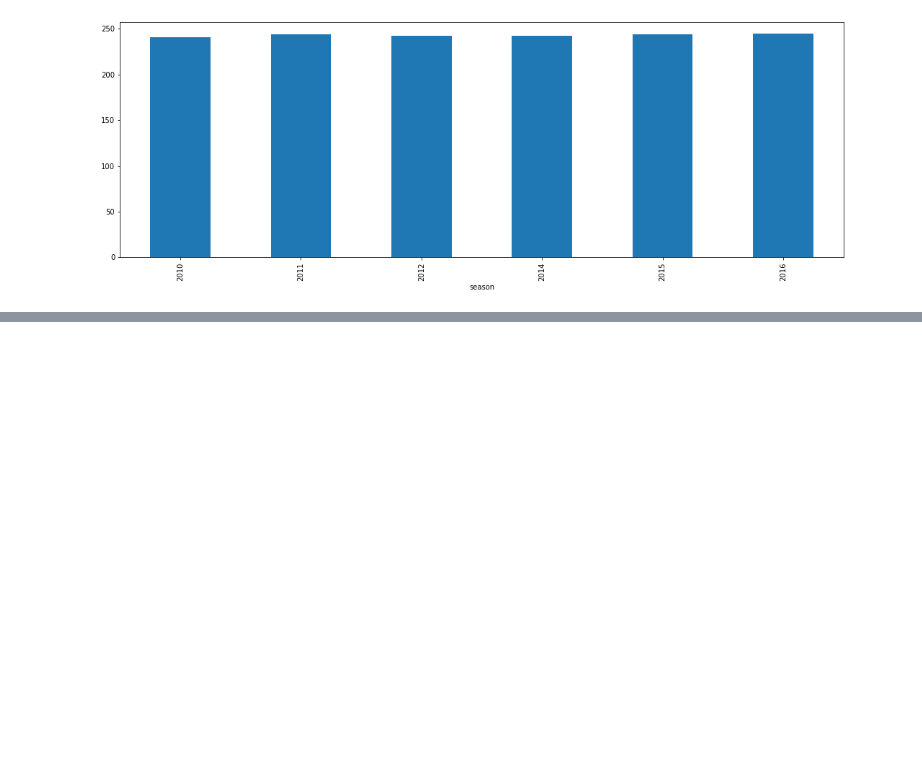
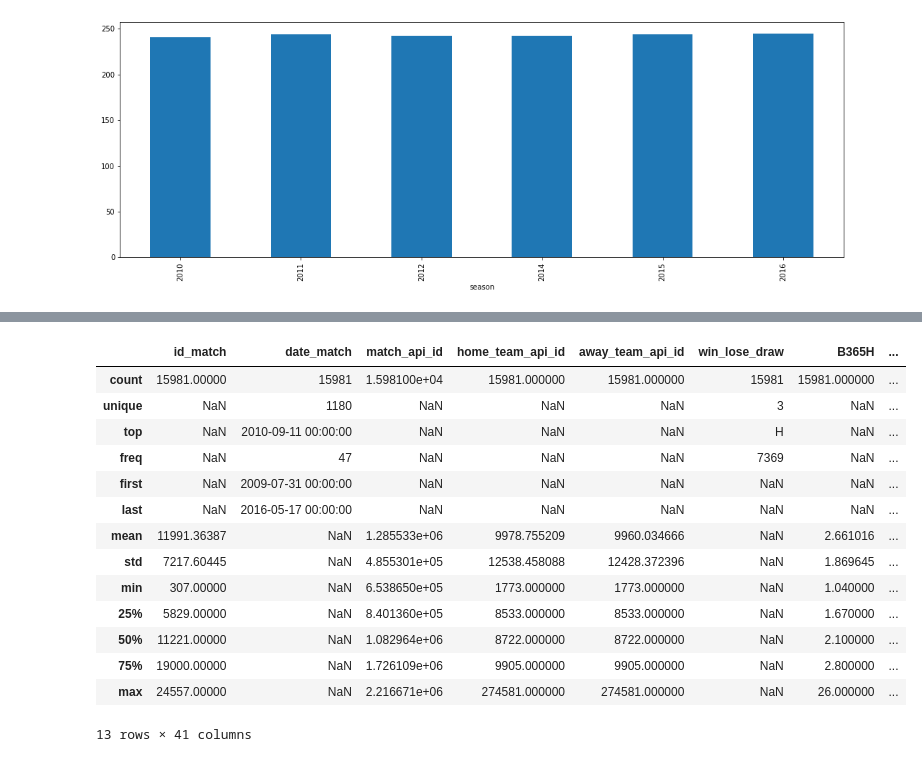
Before and after one commit to petroslamb/football-manager, a Jupyter notebook: explore.ipynb, the cells around one changed output, grey strips where cells are left out. Saved outputs shown, nothing was run; the diff lists cells and outputs as text; code cells hidden in the pictures; blank space fills up the shorter version.

```diff
--- a/explore.ipynb
+++ b/explore.ipynb
@@ -210,0 +244,18 @@ ta_df.season.groupby(ta_df.season).count().plot(kind="bar", legend=False, figsiz
+# %%
+df2.describe(include="all")
+# %% [output]
+|  | id_match | date_match | match_api_id | home_team_api_id | away_team_api_id | win_lose_draw | B365H | ... |
+| count | 15981.00000 | 15981 | 1.598100e+04 | 15981.000000 | 15981.000000 | 15981 | 15981.000000 | ... |
+| unique | NaN | 1180 | NaN | NaN | NaN | 3 | NaN | ... |
+| top | NaN | 2010-09-11 00:00:00 | NaN | NaN | NaN | H | NaN | ... |
+| freq | NaN | 47 | NaN | NaN | NaN | 7369 | NaN | ... |
+| first | NaN | 2009-07-31 00:00:00 | NaN | NaN | NaN | NaN | NaN | ... |
+| last | NaN | 2016-05-17 00:00:00 | NaN | NaN | NaN | NaN | NaN | ... |
+| mean | 11991.36387 | NaN | 1.285533e+06 | 9978.755209 | 9960.034666 | NaN | 2.661016 | ... |
+| std | 7217.60445 | NaN | 4.855301e+05 | 12538.458088 | 12428.372396 | NaN | 1.869645 | ... |
+| min | 307.00000 | NaN | 6.538650e+05 | 1773.000000 | 1773.000000 | NaN | 1.040000 | ... |
+| 25% | 5829.00000 | NaN | 8.401360e+05 | 8533.000000 | 8533.000000 | NaN | 1.670000 | ... |
+| 50% | 11221.00000 | NaN | 1.082964e+06 | 8722.000000 | 8722.000000 | NaN | 2.100000 | ... |
+| 75% | 19000.00000 | NaN | 1.726109e+06 | 9905.000000 | 9905.000000 | NaN | 2.800000 | ... |
+| max | 24557.00000 | NaN | 2.216671e+06 | 274581.000000 | 274581.000000 | NaN | 26.000000 | ... |
+13 rows × 41 columns
```
Also changed, not shown: parts of 4 cells of this notebook.
